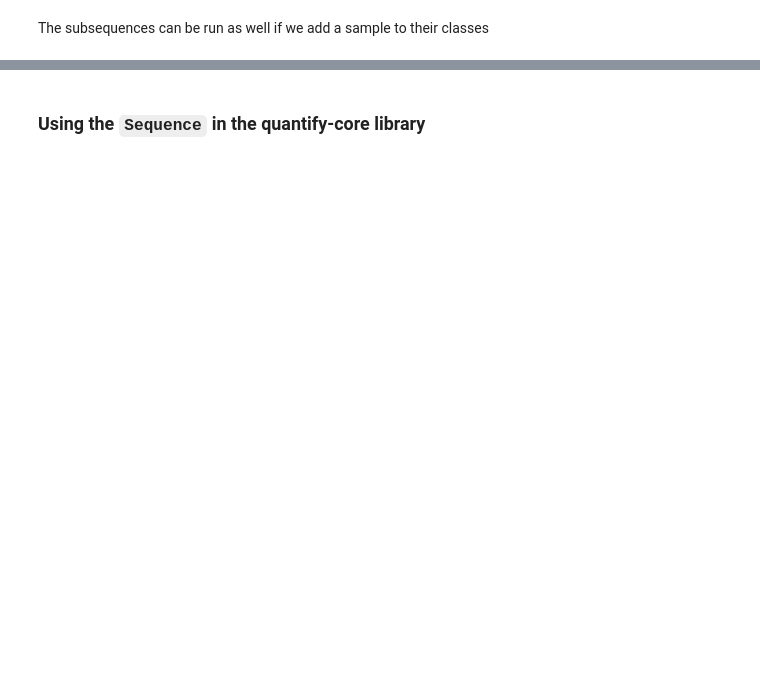
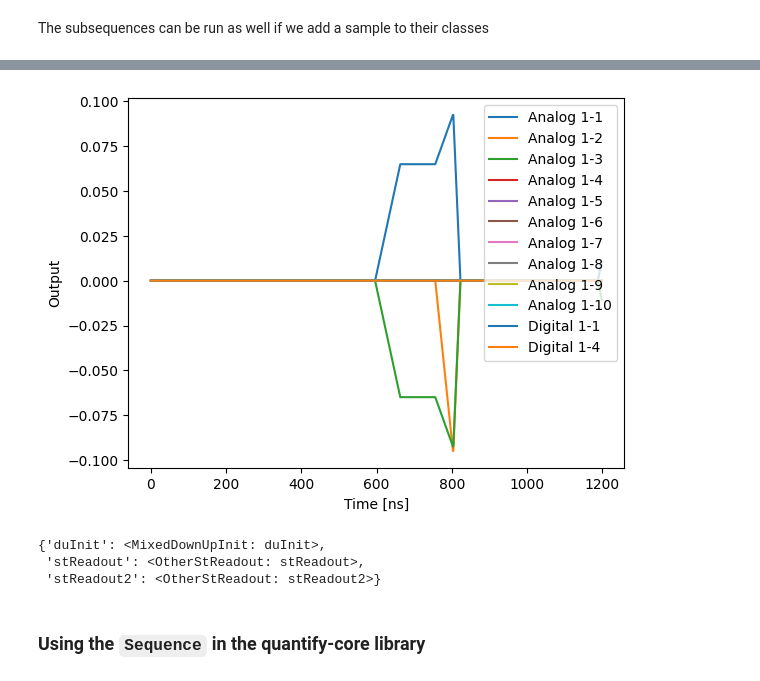
Before and after one commit to andncl/arbok, a Jupyter notebook: arbok/examples/user_guide.ipynb, the cells around one changed output, grey strips where cells are left out. Drawn from its saved outputs; the diff is of its cells as text; code cells hidden in the pictures; blank space fills up the shorter version.

```diff
--- a/arbok/examples/user_guide.ipynb
+++ b/arbok/examples/user_guide.ipynb
@@ -84,3 +103,4 @@ init.run_remote_simulation(duration = 4500)
 # %%
-readout.sample = sunshine
-readout.run_remote_simulation(duration = 300)
+stReadout.sample = sunshine
+stReadout.run_remote_simulation(duration = 300)
+# %% [output]
@@ -87,3 +110,10 @@ readout.run_remote_simulation(duration = 300)
+[figure, added]
+# %%
+qh.submodules
+# %% [output]
+{'duInit': <MixedDownUpInit: duInit>,
+ 'stReadout': <OtherStReadout: stReadout>,
+ 'stReadout2': <OtherStReadout: stReadout2>}
 # %% [markdown]
 ### Using the `Sequence` in the quantify-core library
 # %%
```
Also changed, not shown: parts of 21 cells of this notebook, 8 other files.
